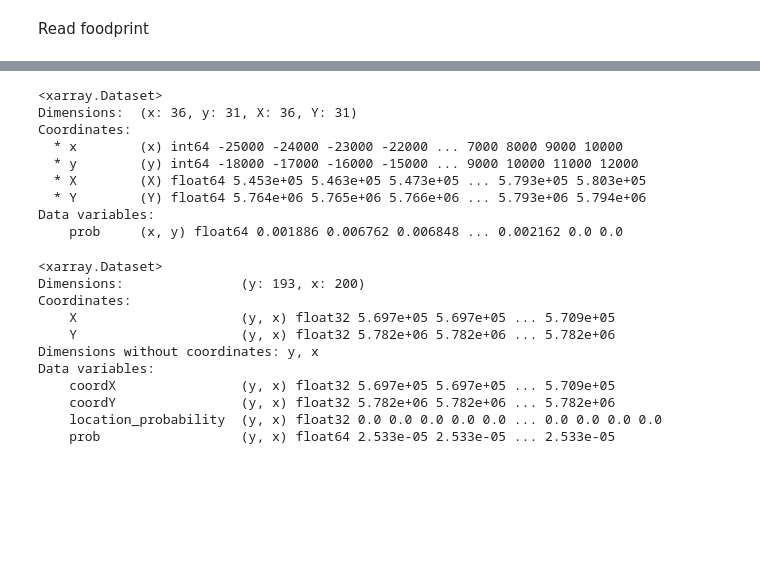
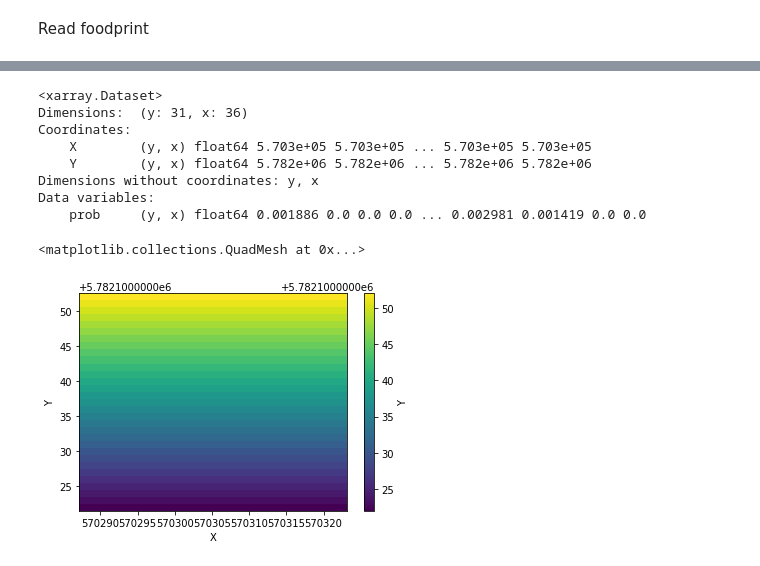
Before and after one commit to galendal/JGR17, a Jupyter notebook: all.ipynb, the cells around one changed output, grey strips where cells are left out. Cells and saved outputs as stored; diff of their text form; code cells hidden in the pictures; blank space fills up the shorter version.

```diff
--- a/all.ipynb
+++ b/all.ipynb
@@ -46,5 +170,7 @@ qq.prob.plot()
 
 loc_map=riskmap.isel(x=840+np.arange(200))
 loc_map['prob']=0.99*loc_map.prob/loc_map.prob.sum()
+
 loc_map.prob.plot(x='X',y='Y')
+loc_map=loc_map.stack(z=("y","x"))
 # %% [output]
@@ -55,5 +200,5 @@ loc_max=loc_map.prob.argmax(...)
 # %%
-pos=loc_map.isel(x=loc_max['x'],y=loc_max['y'])
+pos=loc_map.isel(z=loc_max['z'])
 pos
 # %% [output]
 <xarray.Dataset>
@@ -78,0 +215,3 @@ Data variables:
+# %%
+grid_x, grid_y = np.meshgrid(qq.x, qq.y)
+np.shape(grid_x)
@@ -79,29 +241,19 @@ Data variables:
 # %%
 ql=qq.copy()
-ql['X']=ql.x.values+pos.X.values
-ql['Y']=ql.y.values+pos.Y.values
+ql=ql.assign_coords(X= (('y','x'), grid_x+pos.X.values),Y= (('y','x'), grid_y+pos.Y.values)).drop(['x','y'])
+#ql['Y']=grid_y+pos.Y.values
 ql
 # %% [output]
 <xarray.Dataset>
-Dimensions:  (x: 36, y: 31, X: 36, Y: 31)
+Dimensions:  (y: 31, x: 36)
 Coordinates:
-  * x        (x) int64 -25000 -24000 -23000 -22000 ... 7000 8000 9000 10000
-  * y        (y) int64 -18000 -17000 -16000 -15000 ... 9000 10000 11000 12000
-  * X        (X) float64 5.453e+05 5.463e+05 5.473e+05 ... 5.793e+05 5.803e+05
-  * Y        (Y) float64 5.764e+06 5.765e+06 5.766e+06 ... 5.793e+06 5.794e+06
+    X        (y, x) float64 5.703e+05 5.703e+05 ... 5.703e+05 5.703e+05
+    Y        (y, x) float64 5.782e+06 5.782e+06 ... 5.782e+06 5.782e+06
+Dimensions without coordinates: y, x
 Data variables:
-    prob     (x, y) float64 0.001886 0.006762 0.006848 ... 0.002162 0.0 0.0
+    prob     (y, x) float64 0.001886 0.0 0.0 0.0 ... 0.002981 0.001419 0.0 0.0
-# %%
-loc_map
-# %% [output]
-<xarray.Dataset>
-Dimensions:               (y: 193, x: 200)
-Coordinates:
-    X                     (y, x) float32 5.697e+05 5.697e+05 ... 5.709e+05
-    Y                     (y, x) float32 5.782e+06 5.782e+06 ... 5.782e+06
-Dimensions without coordinates: y, x
-Data variables:
-    coordX                (y, x) float32 5.697e+05 5.697e+05 ... 5.709e+05
-    coordY                (y, x) float32 5.782e+06 5.782e+06 ... 5.782e+06
-    location_probability  (y, x) float32 0.0 0.0 0.0 0.0 0.0 ... 0.0 0.0 0.0 0.0
-    prob                  (y, x) float64 2.533e-05 2.533e-05 ... 2.533e-05
+# %%
+ql.Y.plot(x='X',y='Y')
+# %% [output]
+<matplotlib.collections.QuadMesh at 0x...>
+[figure, added]
```
Also changed, not shown: parts of 37 cells of this notebook.
